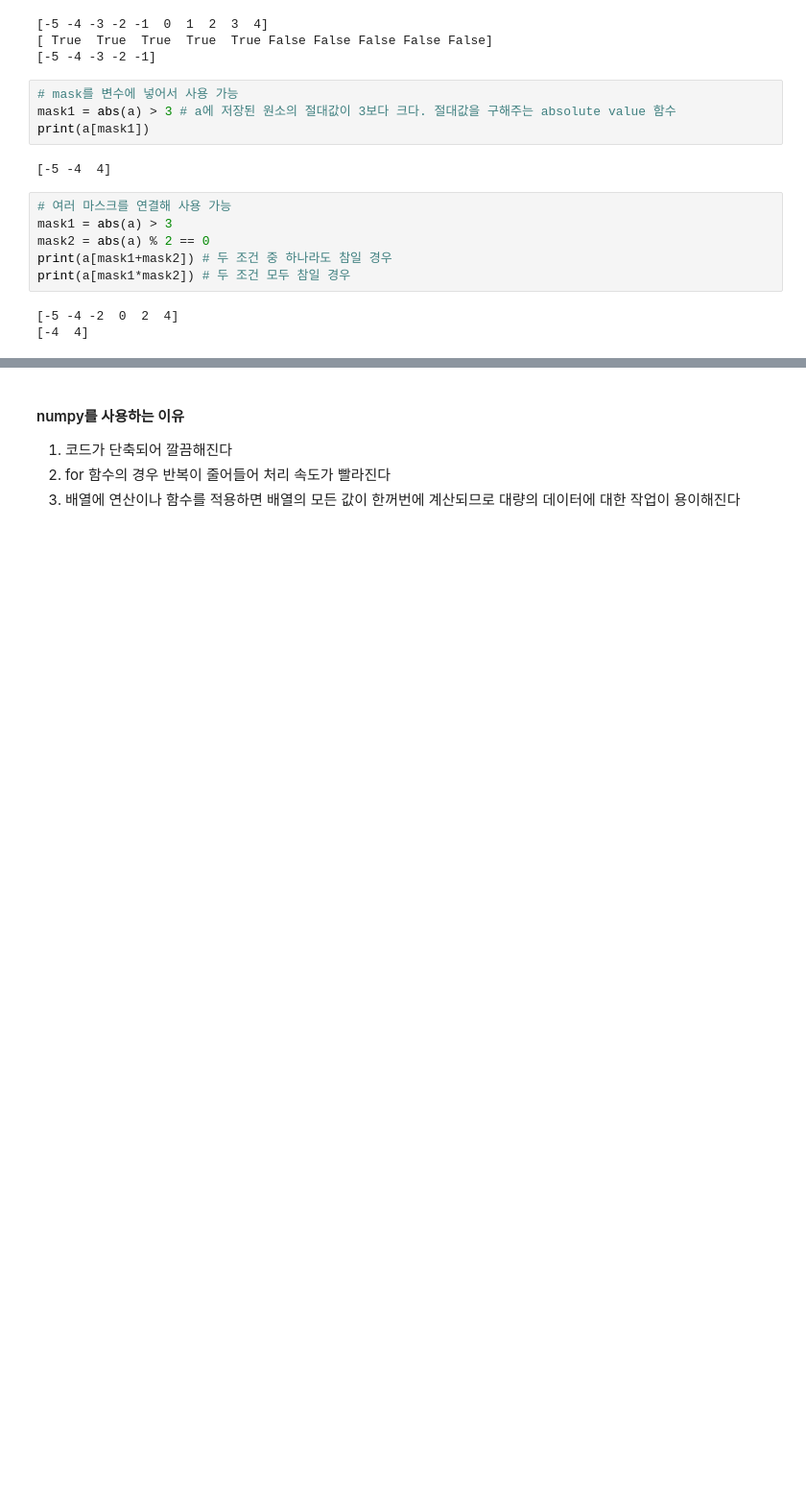
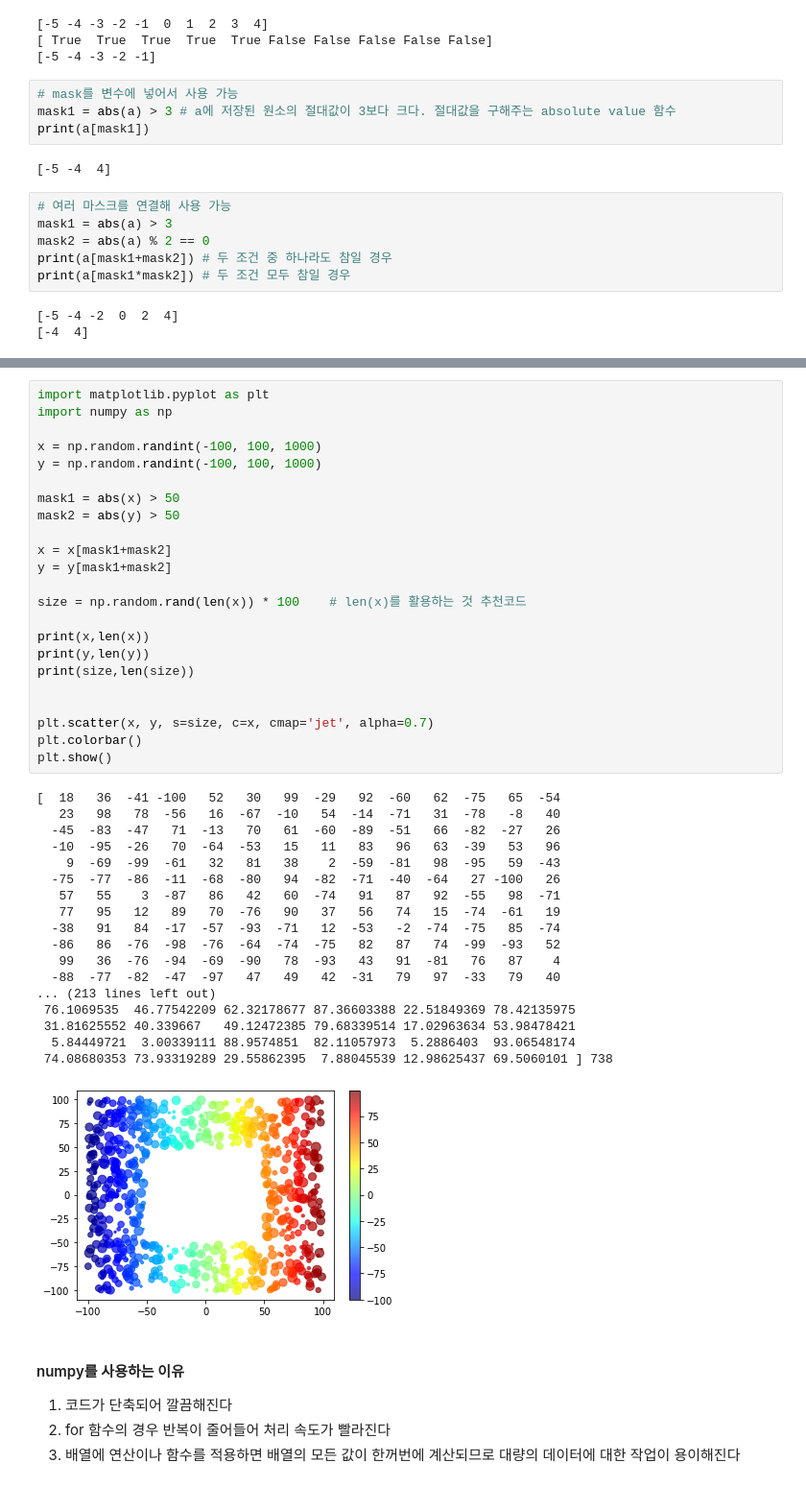
Before and after one commit to jibook/TIL, a Jupyter notebook: 모두의데이터분석_챕터13_numpy의 사용법.ipynb, the cells around one changed output, grey strips where cells are left out. Shown at 96% size. Saved outputs shown, nothing was run; the diff lists cells and outputs as text; blank space fills up the shorter version.

```diff
--- a/모두의데이터분석_챕터13_numpy의 사용법.ipynb
+++ b/모두의데이터분석_챕터13_numpy의 사용법.ipynb
@@ -259,3 +264,45 @@ plt.show()
+# %%
+import matplotlib.pyplot as plt
+import numpy as np
+
+x = np.random.randint(-100, 100, 1000)
+y = np.random.randint(-100, 100, 1000)
+
+mask1 = abs(x) > 50
+mask2 = abs(y) > 50
+
+x = x[mask1+mask2]
+y = y[mask1+mask2]
+
+size = np.random.rand(len(x)) * 100    # len(x)를 활용하는 것 추천코드
+
+print(x,len(x))
+print(y,len(y))
+print(size,len(size))
+
+
+plt.scatter(x, y, s=size, c=x, cmap='jet', alpha=0.7)
+plt.colorbar()
+plt.show()
+# %% [output]
+[  18   36  -41 -100   52   30   99  -29   92  -60   62  -75   65  -54
+   23   98   78  -56   16  -67  -10   54  -14  -71   31  -78   -8   40
+  -45  -83  -47   71  -13   70   61  -60  -89  -51   66  -82  -27   26
+  -10  -95  -26   70  -64  -53   15   11   83   96   63  -39   53   96
+    9  -69  -99  -61   32   81   38    2  -59  -81   98  -95   59  -43
+  -75  -77  -86  -11  -68  -80   94  -82  -71  -40  -64   27 -100   26
+   57   55    3  -87   86   42   60  -74   91   87   92  -55   98  -71
+   77   95   12   89   70  -76   90   37   56   74   15  -74  -61   19
+  -38   91   84  -17  -57  -93  -71   12  -53   -2  -74  -75   85  -74
+  -86   86  -76  -98  -76  -64  -74  -75   82   87   74  -99  -93   52
+   99   36  -76  -94  -69  -90   78  -93   43   91  -81   76   87    4
+  -88  -77  -82  -47  -97   47   49   42  -31   79   97  -33   79   40
+... (213 lines left out)
+ 76.1069535  46.77542209 62.32178677 87.36603388 22.51849369 78.42135975
+ 31.81625552 40.339667   49.12472385 79.68339514 17.02963634 53.98478421
+  5.84449721  3.00339111 88.9574851  82.11057973  5.2886403  93.06548174
+ 74.08680353 73.93319289 29.55862395  7.88045539 12.98625437 69.5060101 ] 738
+[figure, added]
 # %% [markdown]
 #### numpy를 사용하는 이유
 1. 코드가 단축되어 깔끔해진다
```
Also changed, not shown: parts of 2 cells of this notebook.
